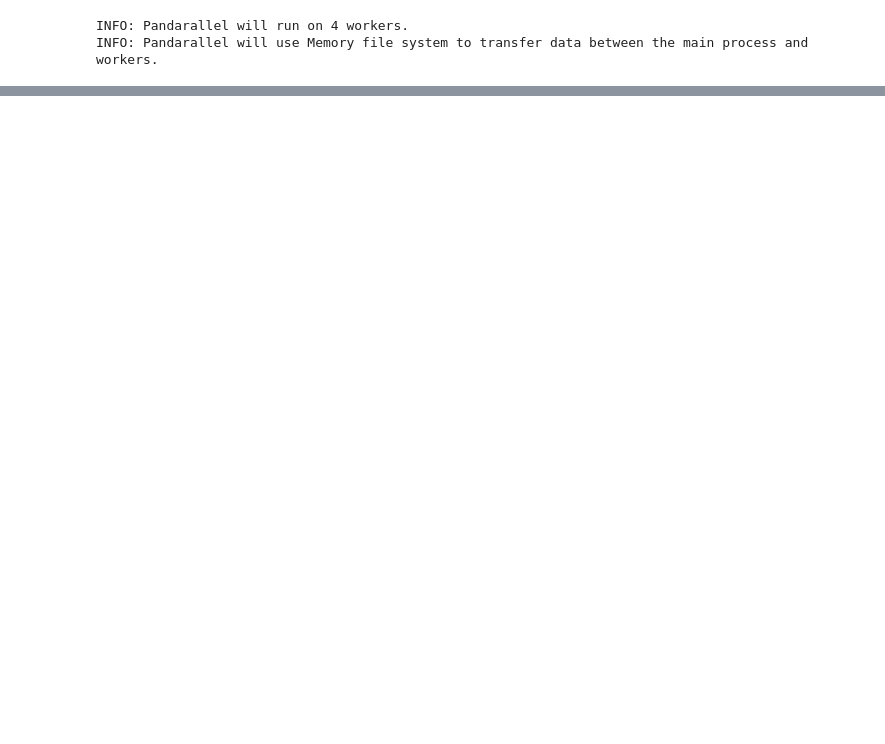
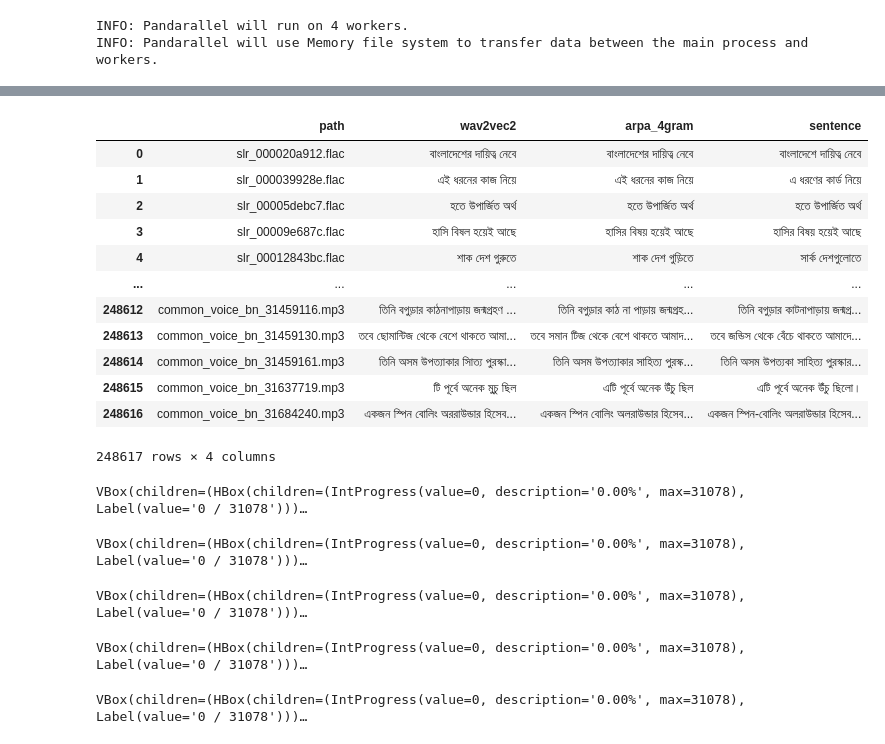
Before and after one commit to mushrafi88/asr_bangla, a Jupyter notebook: bert_corrector/custom_data_for_bert.ipynb, the cells around one changed output, grey strips where cells are left out. Drawn from its saved outputs; the diff is of its cells as text; code cells hidden in the pictures; blank space fills up the shorter version.

```diff
--- a/bert_corrector/custom_data_for_bert.ipynb
+++ b/bert_corrector/custom_data_for_bert.ipynb
@@ -22,0 +250,30 @@ INFO: Pandarallel will use Memory file system to transfer data between the main
+# %%
+df_actual = df_slr.append(df_cv)
+# %%
+df_actual = df_actual.dropna()
+# %%
+df_actual = df_actual.reset_index(drop=True)
+# %%
+df_actual.rename(columns = {'4gram':'arpa_4gram'}, inplace = True)
+# %%
+df_actual
+# %% [output]
+|  | path | wav2vec2 | arpa_4gram | sentence |
+| 0 | slr_000020a912.flac | বাংলাদেশের দায়িত্ব নেবে | বাংলাদেশের দায়িত্ব নেবে | বাংলাদেশে দায়িত্ব নেবে |
+| 1 | slr_000039928e.flac | এই ধরনের কাজ নিয়ে | এই ধরনের কাজ নিয়ে | এ ধরণের কার্ড নিয়ে |
+| 2 | slr_00005debc7.flac | হতে উপার্জিত অর্থ | হতে উপার্জিত অর্থ | হতে উপার্জিত অর্থ |
+| 3 | slr_00009e687c.flac | হাসি বিষল হয়েই আছে | হাসির বিষয় হয়েই আছে | হাসির বিষয় হয়েই আছে |
+| 4 | slr_00012843bc.flac | শাক দেশ গুরুতে | শাক দেশ গুড়িতে | সার্ক দেশগুলোতে |
+| ... | ... | ... | ... | ... |
+| 248612 | common_voice_bn_31459116.mp3 | তিনি বগুড়ার কাঠনাপাড়ায় জন্মগ্রহণ ... | তিনি বগুড়ার কাঠ না পাড়ায় জন্মগ্রহ... | তিনি বগুড়ার কাটনাপাড়ায় জন্মগ্র... |
+| 248613 | common_voice_bn_31459130.mp3 | তবে ছোমান্টিজ থেকে বেশে থাকতে আমা... | তবে সমান টিজ থেকে বেশে থাকতে আমাদ... | তবে জন্ডিস থেকে বেঁচে থাকতে আমাদে... |
+| 248614 | common_voice_bn_31459161.mp3 | তিনি অসম উপত্যাকার সািত্য পুরস্কা... | তিনি অসম উপত্যাকার সাহিত্য পুরস্ক... | তিনি অসম উপত্যকা সাহিত্য পুরস্কার... |
+| 248615 | common_voice_bn_31637719.mp3 | টি পূর্বে অনেক মুচু ছিল | এটি পূর্বে অনেক উঁচু ছিল | এটি পূর্বে অনেক উঁচু ছিলো। |
+| 248616 | common_voice_bn_31684240.mp3 | একজন স্পিন বোলিং অররাউন্ডার হিসেব... | একজন স্পিন বোলিং অলরাউন্ডার হিসেব... | একজন স্পিন-বোলিং অলরাউন্ডার হিসেব... |
+248617 rows × 4 columns
+# %%
+df_actual['sentence'] = df_actual['sentence'].parallel_apply(lambda x : remove_punctuations(x))
+df_actual["sentence"]=df_actual["sentence"].parallel_apply(lambda x:normalize(x))
+# %% [output]
+VBox(children=(HBox(children=(IntProgress(value=0, description='0.00%', max=31078), Label(value='0 / 31078')))…
+VBox(children=(HBox(children=(IntProgress(value=0, description='0.00%', max=31078), Label(value='0 / 31078')))…
@@ -22,0 +282,12 @@ INFO: Pandarallel will use Memory file system to transfer data between the main
+# %%
+df_actual['wav2vec2_label'] = df_actual.parallel_apply(lambda x : error_label(x.sentence,x.wav2vec2),axis=1)
+# %% [output]
+VBox(children=(HBox(children=(IntProgress(value=0, description='0.00%', max=31078), Label(value='0 / 31078')))…
+# %%
+df_actual['arpa_label'] = df_actual.parallel_apply(lambda x : error_label(x.sentence,x.arpa_4gram),axis=1)
+# %% [output]
+VBox(children=(HBox(children=(IntProgress(value=0, description='0.00%', max=31078), Label(value='0 / 31078')))…
+# %%
+df_actual['wer_wav2vec2'] = df_actual.wav2vec2_label.parallel_apply(lambda x: wer_calc(x))
+# %% [output]
+VBox(children=(HBox(children=(IntProgress(value=0, description='0.00%', max=31078), Label(value='0 / 31078')))…
```
Also changed, not shown: parts of 35 cells of this notebook, 7 other files.
